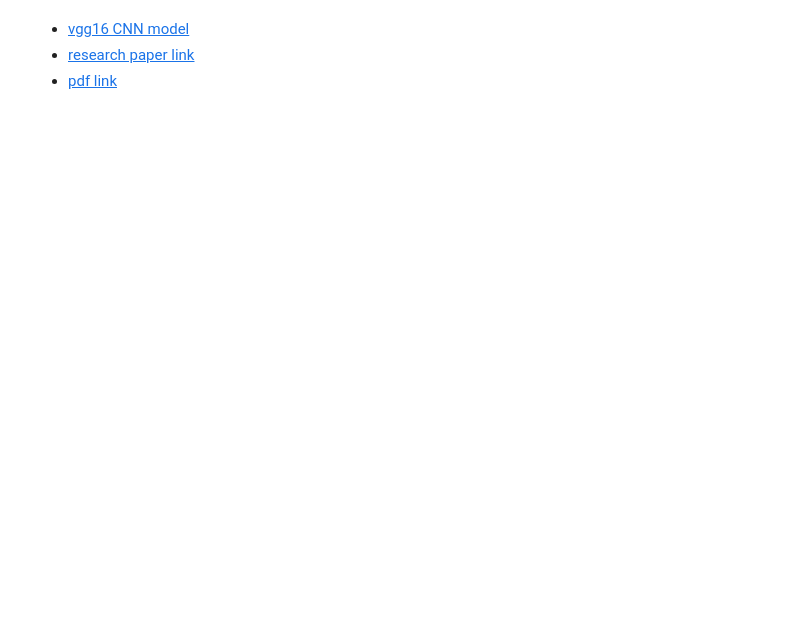
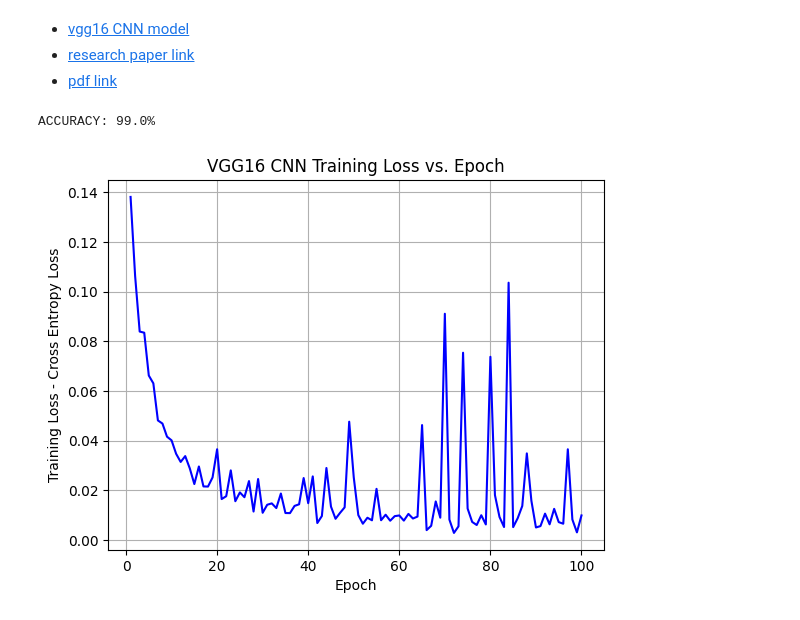
Before and after one commit to niiquaye/ECE457B, a Jupyter notebook: W25-asg3/assignment.ipynb, the cells around one changed output. Saved outputs shown, nothing was run; the diff lists cells and outputs as text; code cells hidden in the pictures; blank space fills up the shorter version.

Commit message:
eval vgg16 model

```diff
--- a/W25-asg3/assignment.ipynb
+++ b/W25-asg3/assignment.ipynb
@@ -275,3 +290,16 @@ Epoch 2/100, Loss: 0.10622701623023798
 - [vgg16 CNN model](https://medium.com/@ilaslanduzgun/create-vgg-from-scratch-in-pytorch-aa194c269b55)
 - [research paper link](https://arxiv.org/abs/1409.1556)
 - [pdf link](https://arxiv.org/pdf/1409.1556)
+# %%
+eval_model(vgg16_model)
+# %% [output]
+ACCURACY: 99.0%
+# %%
+plt.plot(range(1, epochs+1), training_losses_vgg, linestyle='-', color='b')
+plt.xlabel("Epoch")
+plt.ylabel("Training Loss - Cross Entropy Loss")
+plt.title("VGG16 CNN Training Loss vs. Epoch")
+plt.grid()
+plt.show()
+# %% [output]
+[figure, added]
```
Also changed, not shown: parts of 1 cell of this notebook.
